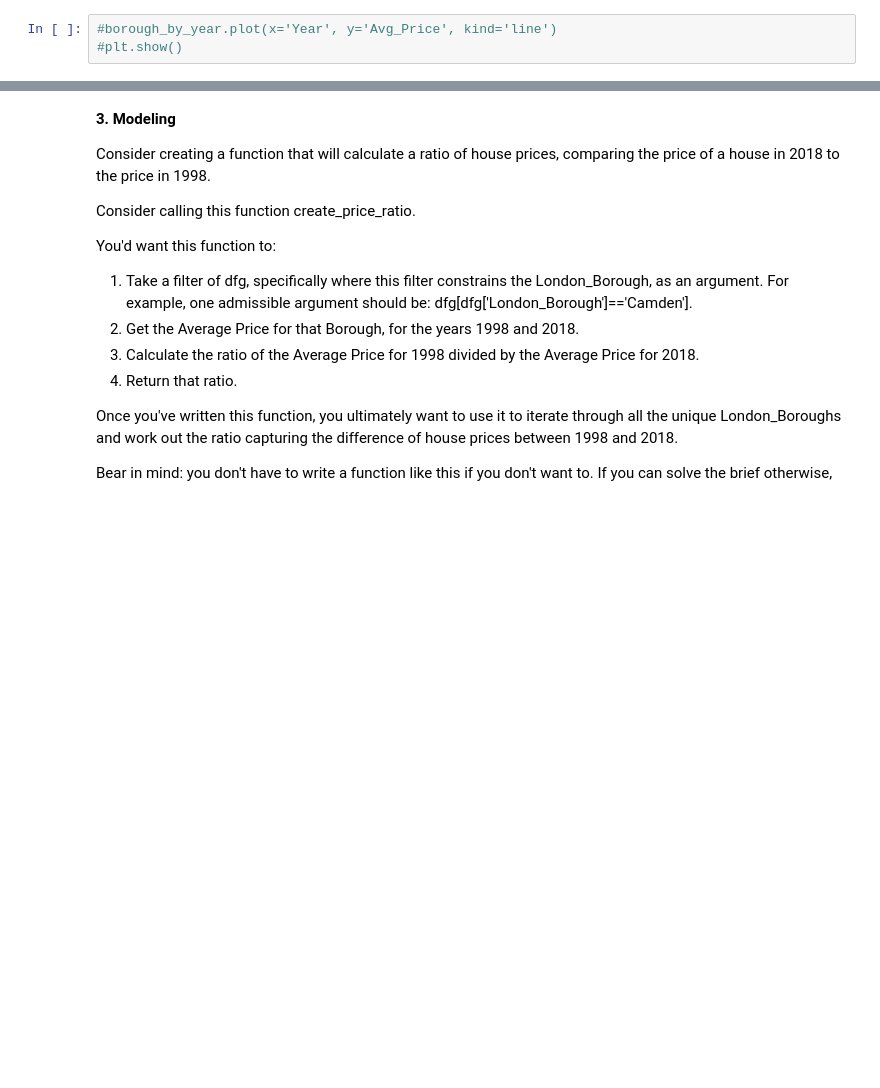
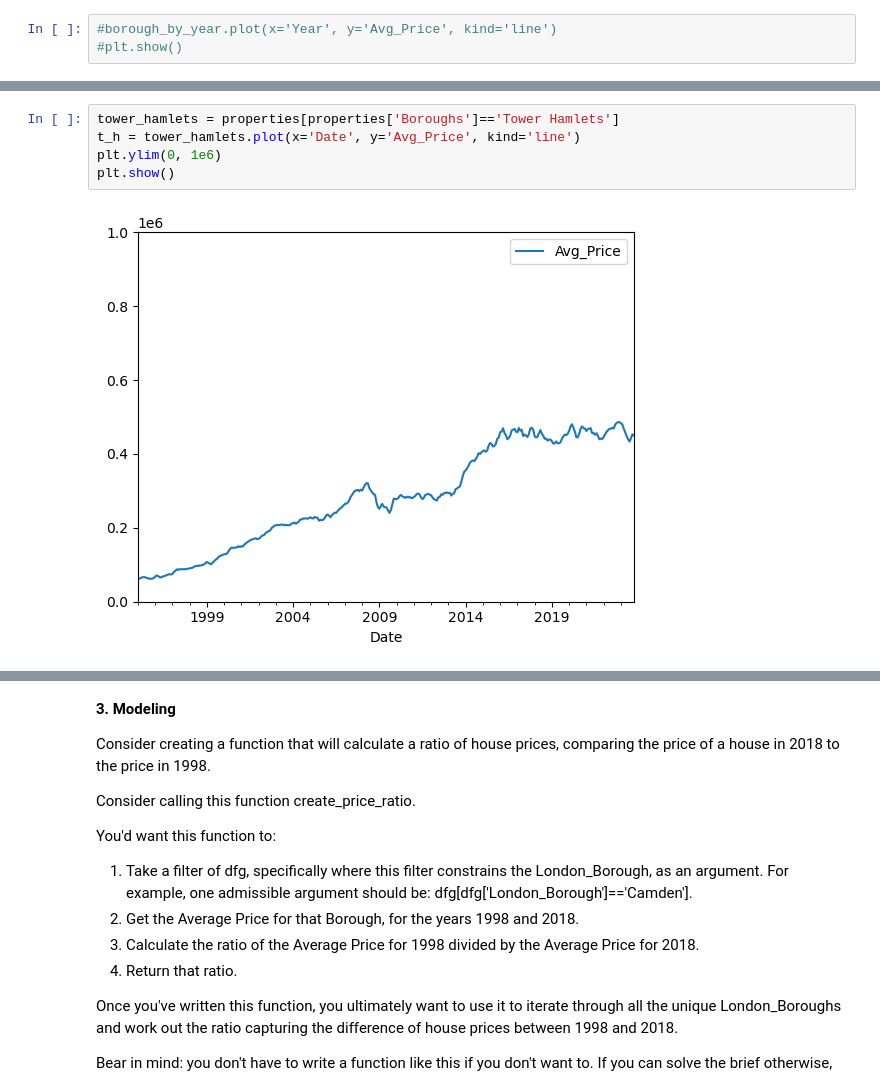
Before and after one commit to gabbycjames/BootcampPortfolio, a Jupyter notebook: London Housing Case Study - Tier 3.ipynb, the cells around one changed output, grey strips where cells are left out. Cells and saved outputs as stored; diff of their text form; blank space fills up the shorter version.

```diff
--- a/London Housing Case Study - Tier 3.ipynb
+++ b/London Housing Case Study - Tier 3.ipynb
@@ -404 +420,8 @@ Name: Avg_Price, dtype: float64
+# %%
+tower_hamlets = properties[properties['Boroughs']=='Tower Hamlets']
+t_h = tower_hamlets.plot(x='Date', y='Avg_Price', kind='line')
+plt.ylim(0, 1e6)
+plt.show()
+# %% [output]
+[figure, added]
 # %%
```
Also changed, not shown: parts of 10 cells of this notebook.
